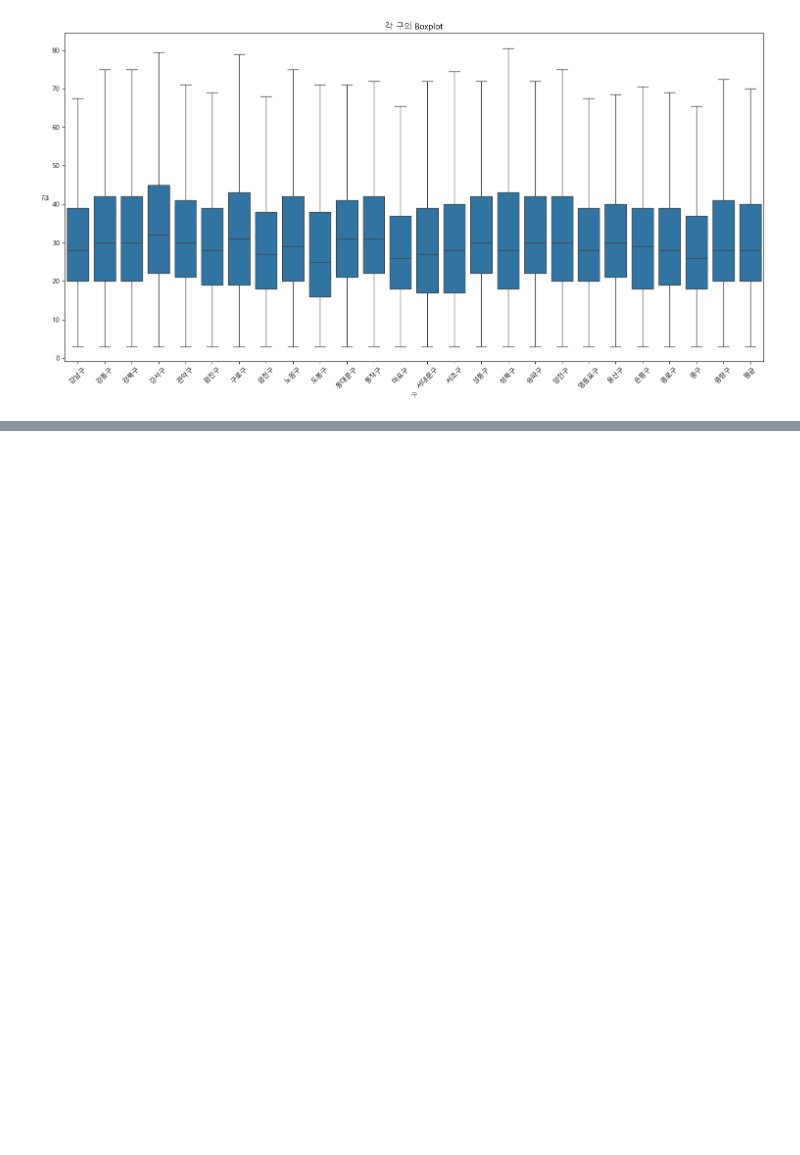
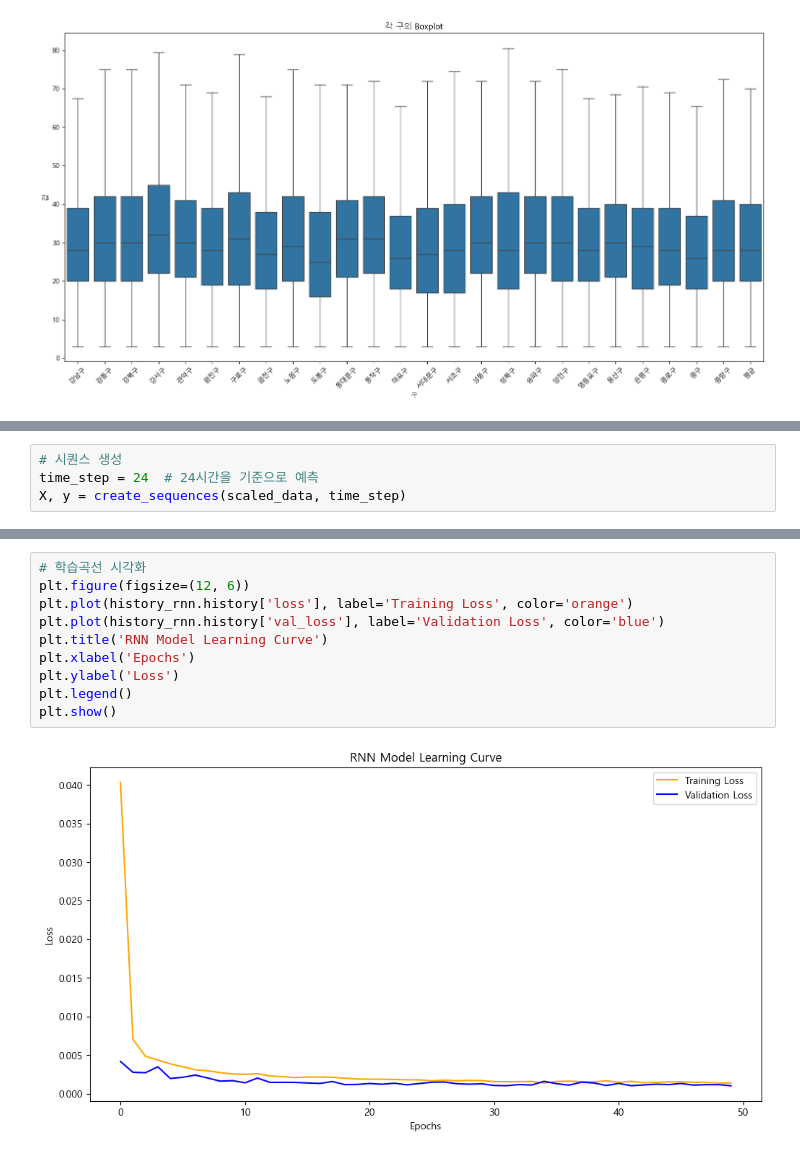
Before and after one commit to 98jiyong/AIProject, a Jupyter notebook: 20250109_dust.ipynb, the cells around one changed output, grey strips where cells are left out. Saved outputs shown, nothing was run; the diff lists cells and outputs as text; blank space fills up the shorter version.

```diff
--- a/20250109_dust.ipynb
+++ b/20250109_dust.ipynb
@@ -222,0 +242,4 @@ plt.show()
+# %%
+# 시퀀스 생성
+time_step = 24  # 24시간을 기준으로 예측
+X, y = create_sequences(scaled_data, time_step)
@@ -222,0 +360,12 @@ plt.show()
+# %%
+# 학습곡선 시각화
+plt.figure(figsize=(12, 6))
+plt.plot(history_rnn.history['loss'], label='Training Loss', color='orange')
+plt.plot(history_rnn.history['val_loss'], label='Validation Loss', color='blue')
+plt.title('RNN Model Learning Curve')
+plt.xlabel('Epochs')
+plt.ylabel('Loss')
+plt.legend()
+plt.show()
+# %% [output]
+[figure, added]
```
Also changed, not shown: parts of 18 cells of this notebook, 6 other files.
